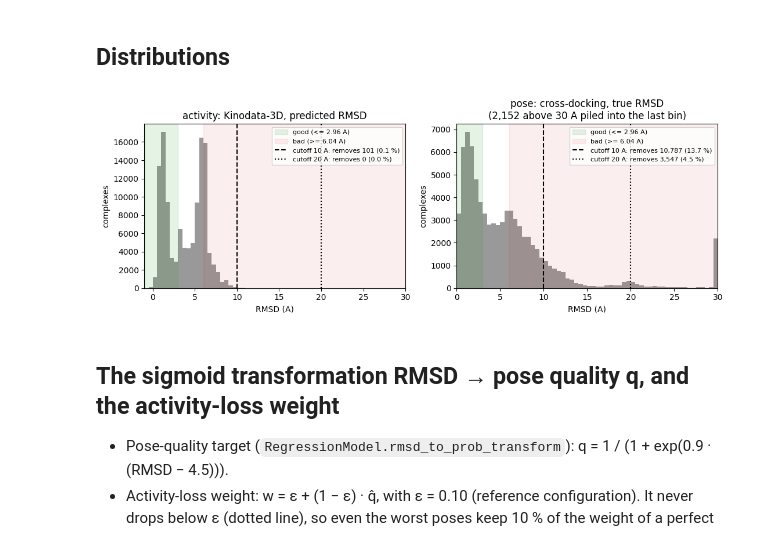
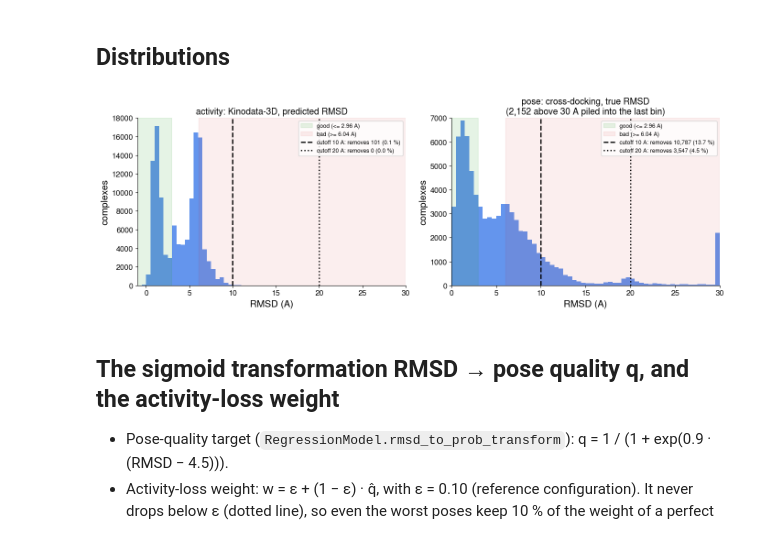
Before and after one commit to openkinome/multi-objective-kinodata-3D, a Jupyter notebook: analysis/rmsd_distribution.ipynb, the cells around one changed output. Cells and saved outputs as stored; diff of their text form; code cells hidden in the pictures.

```diff
--- a/analysis/rmsd_distribution.ipynb
+++ b/analysis/rmsd_distribution.ipynb
@@ -126,22 +130,22 @@ classes
 ## Distributions
 # %%
 X_MAX = 30  # a few poses go up to ~170 A; they are counted in the title, not drawn
-fig, axes = plt.subplots(1, 2, figsize=(11, 4))
+fig, axes = plt.subplots(1, 2, figsize=(14, 5))
 for ax, (name, df) in zip(axes, [("activity: Kinodata-3D, predicted RMSD", activity), ("pose: cross-docking, true RMSD", pose)]):
     r = df["predicted_rmsd"].dropna()
-    ax.hist(r.clip(upper=X_MAX), bins=np.arange(np.floor(r.min()), X_MAX + 0.5, 0.5), color="0.6")
-    ax.axvspan(r.min(), RMSD_GOOD, color="tab:green", alpha=0.12, label=f"good (<= {RMSD_GOOD:.2f} A)")
-    ax.axvspan(RMSD_BAD, X_MAX, color="tab:red", alpha=0.08, label=f"bad (>= {RMSD_BAD:.2f} A)")
+    ax.hist(r.clip(upper=X_MAX), bins=np.arange(np.floor(r.min()), X_MAX + 0.5, 0.5), color=COLORS["hist"])
+    ax.axvspan(np.floor(r.min()), RMSD_GOOD, color=COLORS["good"], alpha=0.12, label=f"good (<= {RMSD_GOOD:.2f} A)")
+    ax.axvspan(RMSD_BAD, X_MAX, color=COLORS["bad"], alpha=0.08, label=f"bad (>= {RMSD_BAD:.2f} A)")
     for c, ls in zip(CUTOFFS, ["--", ":"]):
         ax.axvline(c, color="k", ls=ls, label=f"cutoff {c} A: removes {int((r > c).sum()):,} ({100 * (r > c).mean():.1f} %)")
     n_out = int((r > X_MAX).sum())
     ax.set(title=name + (f"\n({n_out:,} above {X_MAX} A piled into the last bin)" if n_out else ""),
            xlabel="RMSD (A)", ylabel="complexes", xlim=(np.floor(r.min()), X_MAX))
-    ax.legend(fontsize=8)
+    ax.legend(fontsize=9)
 fig.tight_layout()
-fig.savefig(OUTPUT / "rmsd_distribution.png", dpi=200)
+fig.savefig(OUTPUT / "rmsd_distribution.png")
 # %% [output]
-[figure, old version]
+[figure, new version]
 # %% [markdown]
 ## The sigmoid transformation RMSD → pose quality q, and the activity-loss weight
 
```
Also changed, not shown: parts of 4 cells of this notebook, 2 other files.
